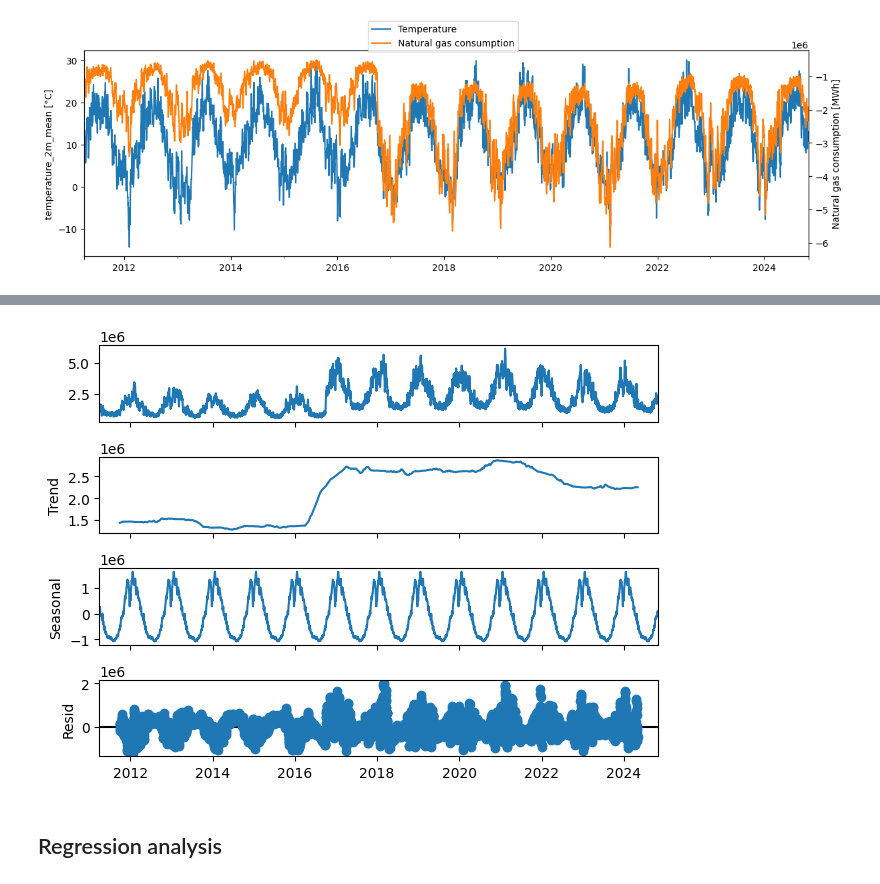
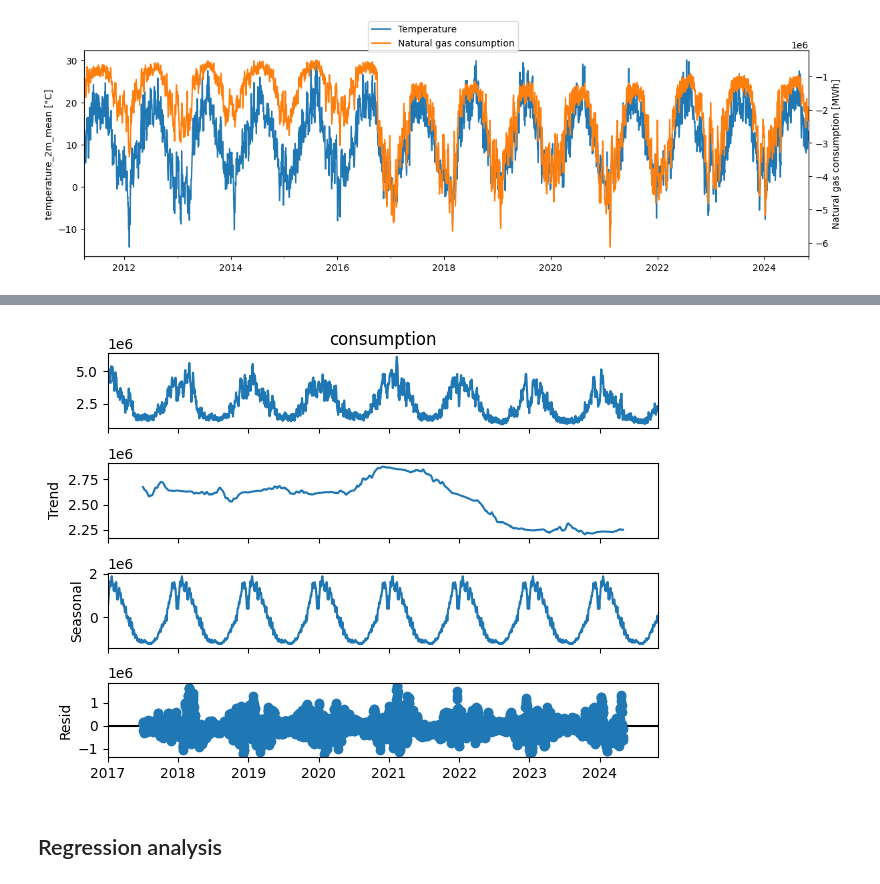
Before and after one commit to NeoSummit/Gas_consumption, a Jupyter notebook: code.ipynb, the cells around one changed output, grey strips where cells are left out. Saved outputs shown, nothing was run; the diff lists cells and outputs as text; code cells hidden in the pictures.

```diff
--- a/code.ipynb
+++ b/code.ipynb
@@ -80,11 +96,10 @@ plt.plot(consumption_data)
 # %%
-
 # Décomposition additive
-result_add = seasonal_decompose(consumption_data, model='additive', period=365)  # Ajustez 'period' à la fréquence de vos données
+result_add = seasonal_decompose(consumption_filtered, model='additive', period=365)  # Ajustez 'period' à la fréquence de vos données
 result_add.plot()
 plt.show()
 # %% [output]
-[figure, old version]
+[figure, new version]
 # %% [markdown]
 ## Regression analysis
 # %%
```
Also changed, not shown: parts of 9 cells of this notebook.
